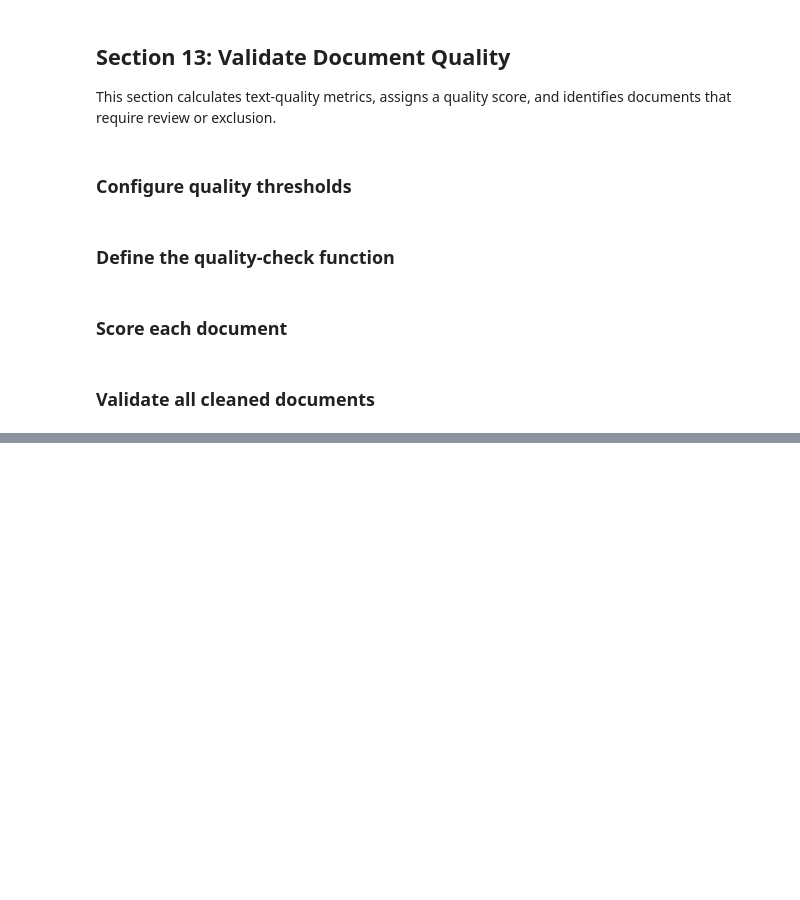
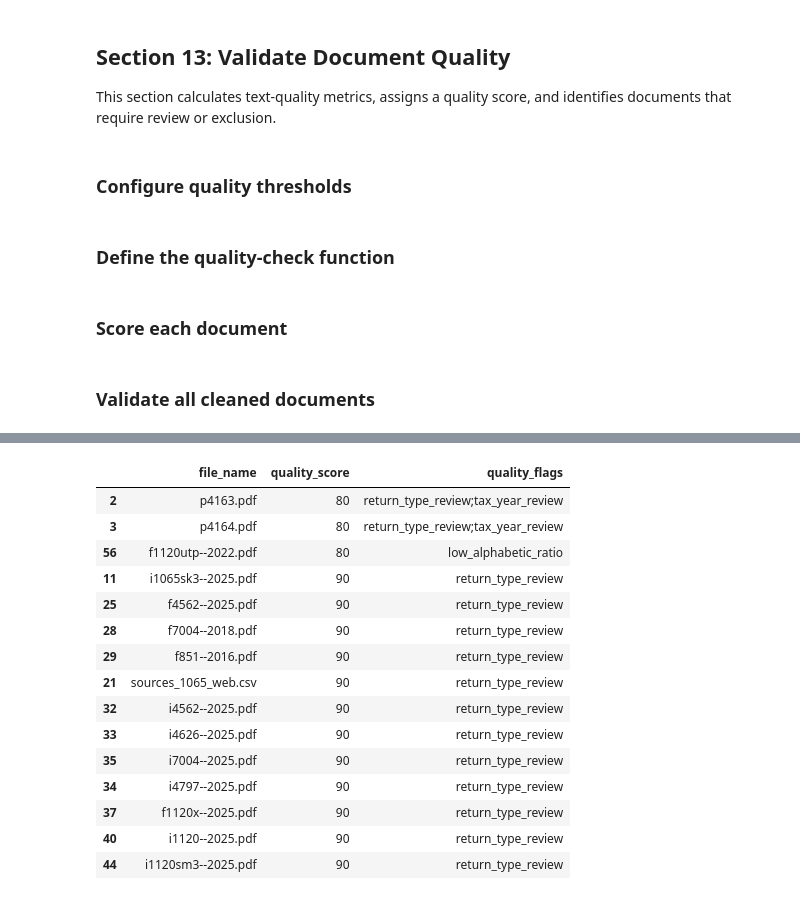
Before and after one commit to sharathnallaganti/Projects, a Jupyter notebook: project-schema-and-plan.ipynb, the cells around one changed output, grey strips where cells are left out. Drawn from its saved outputs; the diff is of its cells as text; code cells hidden in the pictures; blank space fills up the shorter version.

```diff
--- a/project-schema-and-plan.ipynb
+++ b/project-schema-and-plan.ipynb
@@ -2063,0 +2125,64 @@ Documents validated: 58
+# %%
+print("Quality-grade summary:")
+
+display(
+    document_inventory["quality_grade"]
+    .value_counts(dropna=False)
+    .rename_axis("quality_grade")
+    .reset_index(name="document_count")
+)
+
+print("Training-status summary:")
+
+display(
+    document_inventory["training_status"]
+    .value_counts(dropna=False)
+    .rename_axis("training_status")
+    .reset_index(name="document_count")
+)
+
+review_documents = document_inventory[
+    document_inventory["training_status"] == "review"
+]
+
+excluded_documents = document_inventory[
+    document_inventory["training_status"] == "exclude"
+]
+
+print(f"Eligible documents : {(document_inventory['training_status'] == 'eligible').sum()}")
+print(f"Documents to review: {len(review_documents)}")
+print(f"Documents excluded : {len(excluded_documents)}")
+
+if not review_documents.empty:
+    display(
+        review_documents[
+            [
+                "file_name",
+                "quality_score",
+                "quality_flags",
+            ]
+        ].sort_values("quality_score").head(30)
+    )
+
+document_inventory.to_csv(
+    REPORTS_DIR / "document_inventory.csv",
+    index=False,
+)
+
+quality_table.to_csv(
+    REPORTS_DIR / "document_quality_report.csv",
+    index=False,
+)
+
+review_documents.to_csv(
+    REPORTS_DIR / "documents_requiring_review.csv",
+    index=False,
+)
+
+excluded_documents.to_csv(
+    REPORTS_DIR / "excluded_documents.csv",
+    index=False,
+)
+
+print("Document-quality reports saved successfully.")
+# %% [output]
@@ -2063,0 +2201,16 @@ Documents validated: 58
+|  | file_name | quality_score | quality_flags |
+| 2 | p4163.pdf | 80 | return_type_review;tax_year_review |
+| 3 | p4164.pdf | 80 | return_type_review;tax_year_review |
+| 56 | f1120utp--2022.pdf | 80 | low_alphabetic_ratio |
+| 11 | i1065sk3--2025.pdf | 90 | return_type_review |
+| 25 | f4562--2025.pdf | 90 | return_type_review |
+| 28 | f7004--2018.pdf | 90 | return_type_review |
+| 29 | f851--2016.pdf | 90 | return_type_review |
+| 21 | sources_1065_web.csv | 90 | return_type_review |
+| 32 | i4562--2025.pdf | 90 | return_type_review |
+| 33 | i4626--2025.pdf | 90 | return_type_review |
+| 35 | i7004--2025.pdf | 90 | return_type_review |
+| 34 | i4797--2025.pdf | 90 | return_type_review |
+| 37 | f1120x--2025.pdf | 90 | return_type_review |
+| 40 | i1120--2025.pdf | 90 | return_type_review |
+| 44 | i1120sm3--2025.pdf | 90 | return_type_review |
```
Also changed, not shown: parts of 5 cells of this notebook.
